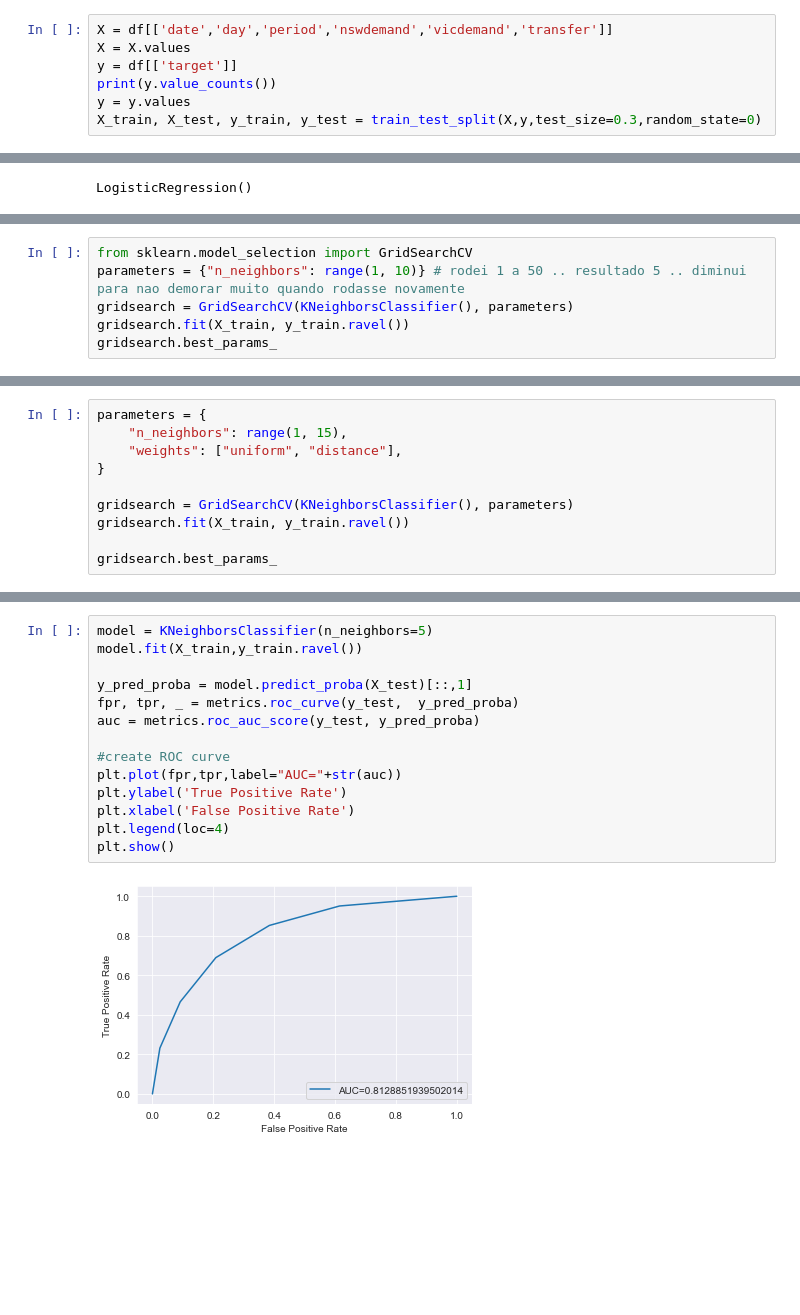
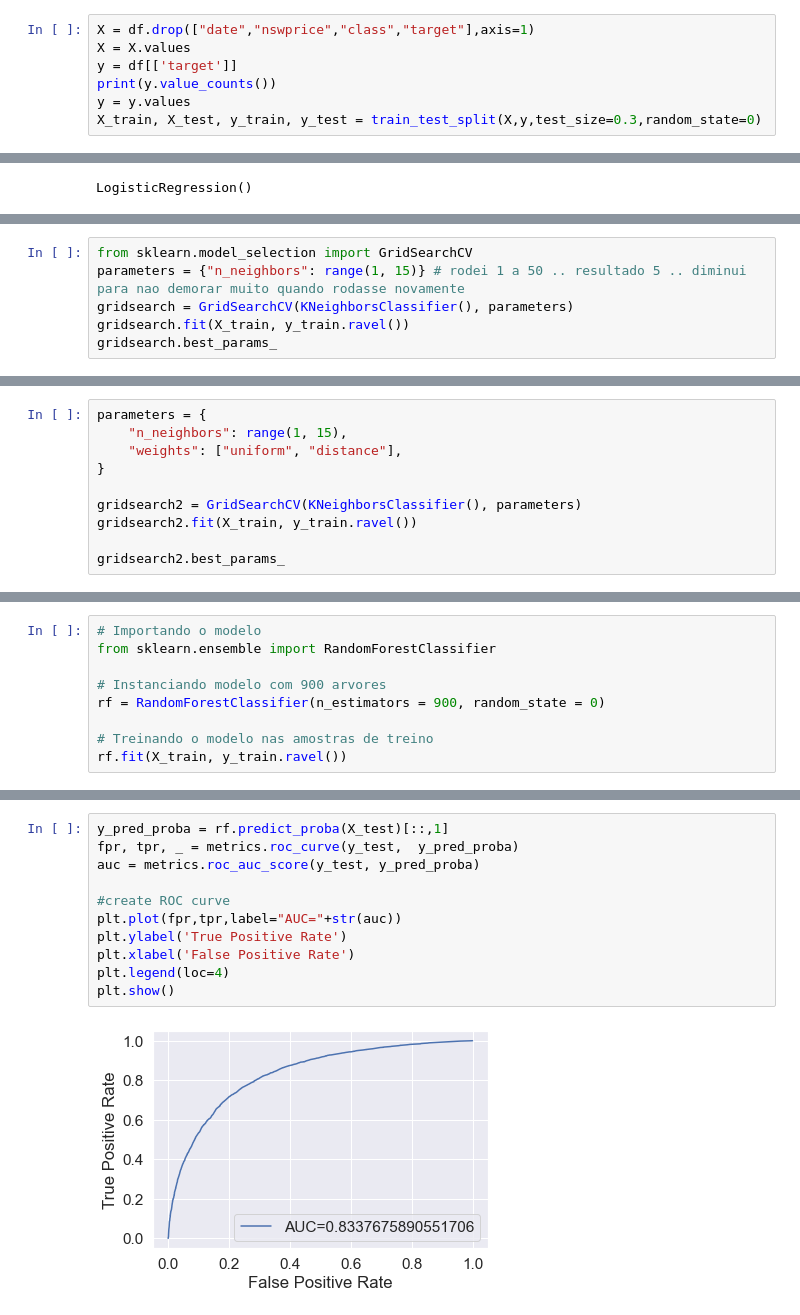
Before and after one commit to fernandops21/Case-Electricty, a Jupyter notebook: Case Electricity - Genial .ipynb, the cells around one changed output, grey strips where cells are left out. Drawn from its saved outputs; the diff is of its cells as text; blank space fills up the shorter version.

```diff
--- a/Case Electricity - Genial .ipynb
+++ b/Case Electricity - Genial .ipynb
@@ -294,5 +282,5 @@ stats.probplot(df.vicdemand, dist="norm", plot=pylab)
 # %%
-X = df[['date','day','period','nswdemand','vicdemand','transfer']]
+X = df.drop(["date","nswprice","class","target"],axis=1)
 X = X.values
 y = df[['target']]
 print(y.value_counts())
@@ -351,6 +375,6 @@ Accuracy: 0.6977978243565933
 # %%
 from sklearn.model_selection import GridSearchCV
-parameters = {"n_neighbors": range(1, 10)} # rodei 1 a 50 .. resultado 5 .. diminui para nao demorar muito quando rodasse novamente
+parameters = {"n_neighbors": range(1, 15)} # rodei 1 a 50 .. resultado 5 .. diminui para nao demorar muito quando rodasse novamente
 gridsearch = GridSearchCV(KNeighborsClassifier(), parameters)
 gridsearch.fit(X_train, y_train.ravel())
 gridsearch.best_params_
@@ -370,8 +404,8 @@ parameters = {
     "weights": ["uniform", "distance"],
 }
 
-gridsearch = GridSearchCV(KNeighborsClassifier(), parameters)
-gridsearch.fit(X_train, y_train.ravel())
+gridsearch2 = GridSearchCV(KNeighborsClassifier(), parameters)
+gridsearch2.fit(X_train, y_train.ravel())
 
-gridsearch.best_params_
+gridsearch2.best_params_
 # %% [output]
@@ -399,0 +447,9 @@ plt.show()
+# %%
+# Importando o modelo
+from sklearn.ensemble import RandomForestClassifier
+
+# Instanciando modelo com 900 arvores
+rf = RandomForestClassifier(n_estimators = 900, random_state = 0)
+
+# Treinando o modelo nas amostras de treino
+rf.fit(X_train, y_train.ravel())
@@ -400,16 +501,13 @@ plt.show()
 # %%
-model = KNeighborsClassifier(n_neighbors=5)
-model.fit(X_train,y_train.ravel())
-
-y_pred_proba = model.predict_proba(X_test)[::,1]
+y_pred_proba = rf.predict_proba(X_test)[::,1]
 fpr, tpr, _ = metrics.roc_curve(y_test,  y_pred_proba)
 auc = metrics.roc_auc_score(y_test, y_pred_proba)
 
 #create ROC curve
 plt.plot(fpr,tpr,label="AUC="+str(auc))
 plt.ylabel('True Positive Rate')
 plt.xlabel('False Positive Rate')
 plt.legend(loc=4)
 plt.show()
 # %% [output]
-[figure, old version]
+[figure, new version]
```
Also changed, not shown: parts of 77 cells of this notebook, 11 other files.
